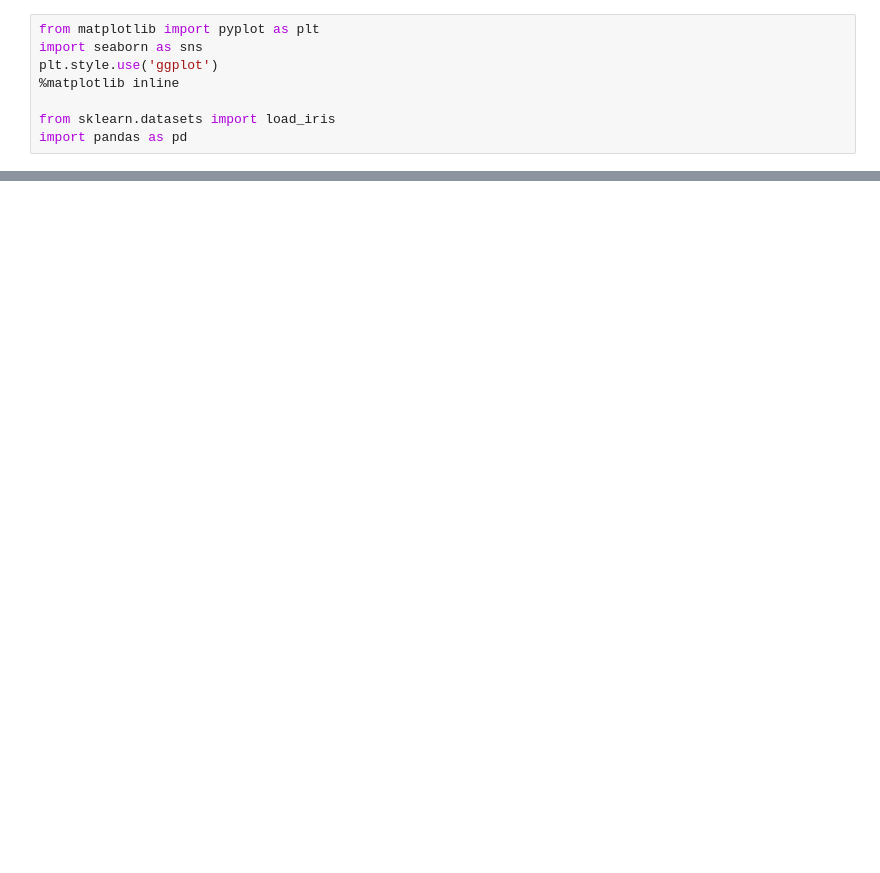
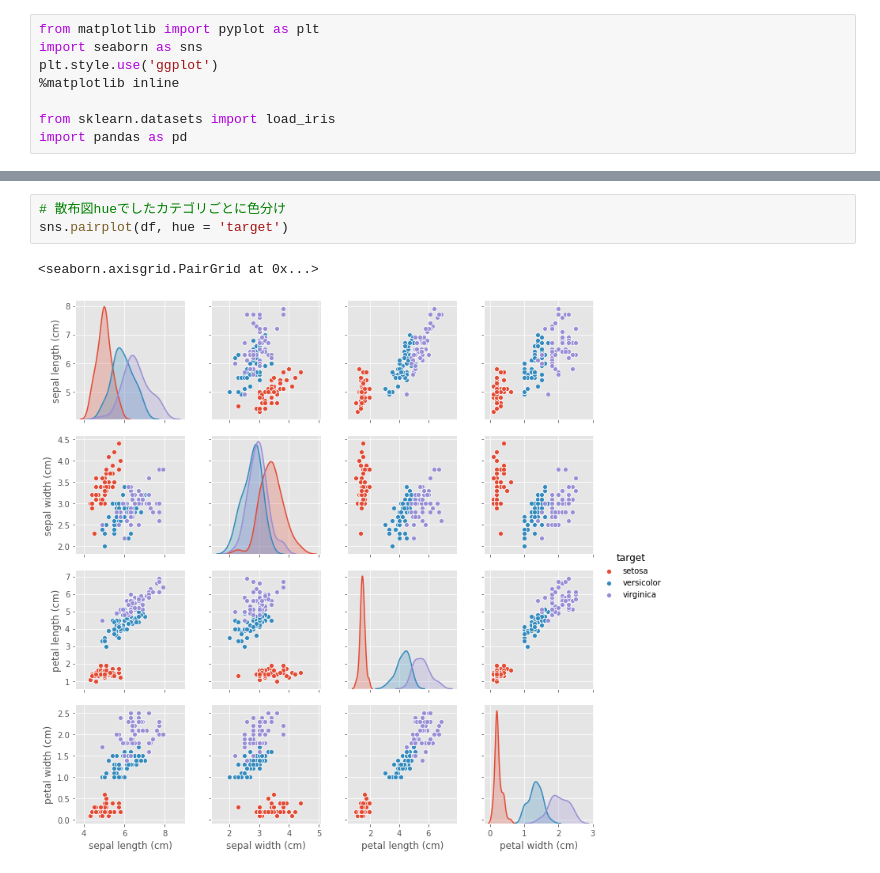
Before and after one commit to Soh1121/DataAnalysisCourseWithPythonAndRealData, a Jupyter notebook: Untitled.ipynb, the cells around one changed output, grey strips where cells are left out. Saved outputs shown, nothing was run; the diff lists cells and outputs as text; blank space fills up the shorter version.

```diff
--- a/Untitled.ipynb
+++ b/Untitled.ipynb
@@ -22,0 +32,6 @@ sns.lineplot(x, y)
+# %%
+# 散布図hueでしたカテゴリごとに色分け
+sns.pairplot(df, hue = 'target')
+# %% [output]
+<seaborn.axisgrid.PairGrid at 0x...>
+[figure, added]
```
Also changed, not shown: parts of 3 cells of this notebook.
